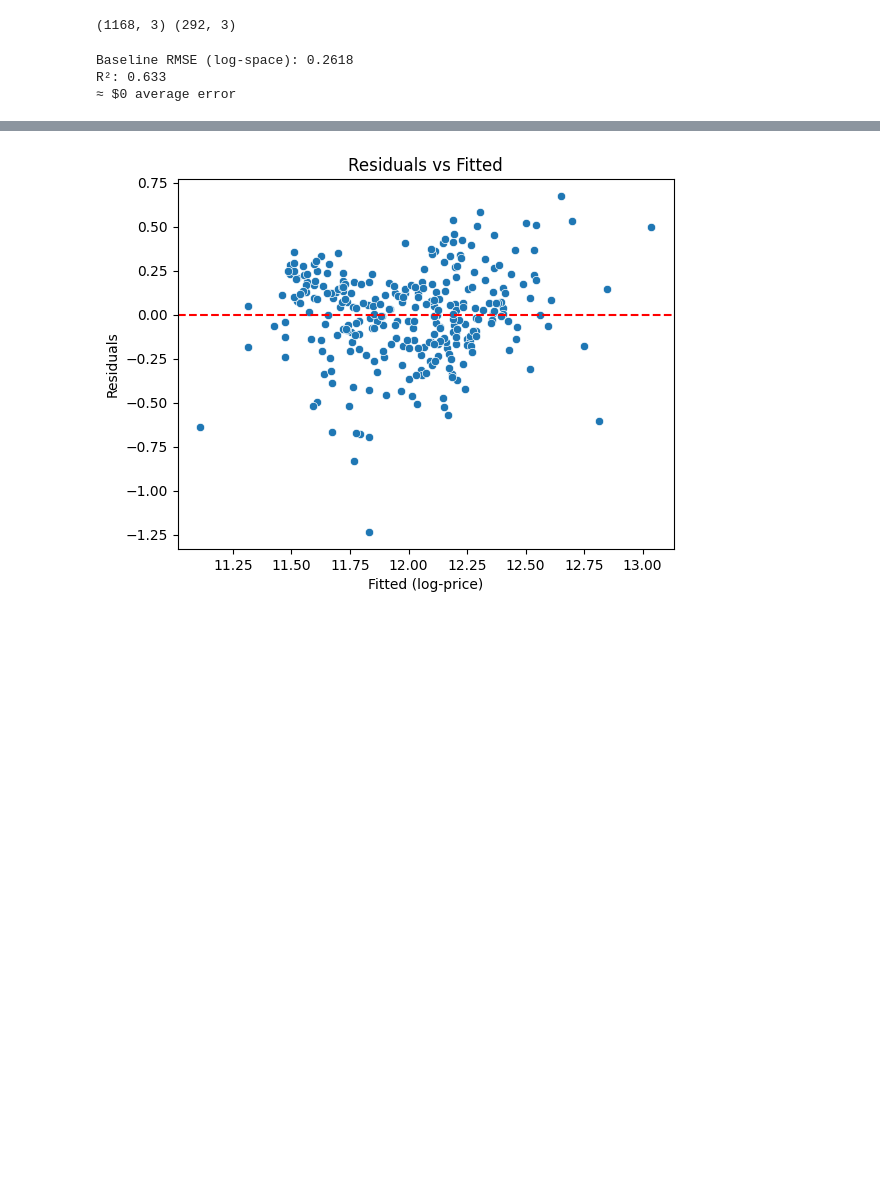
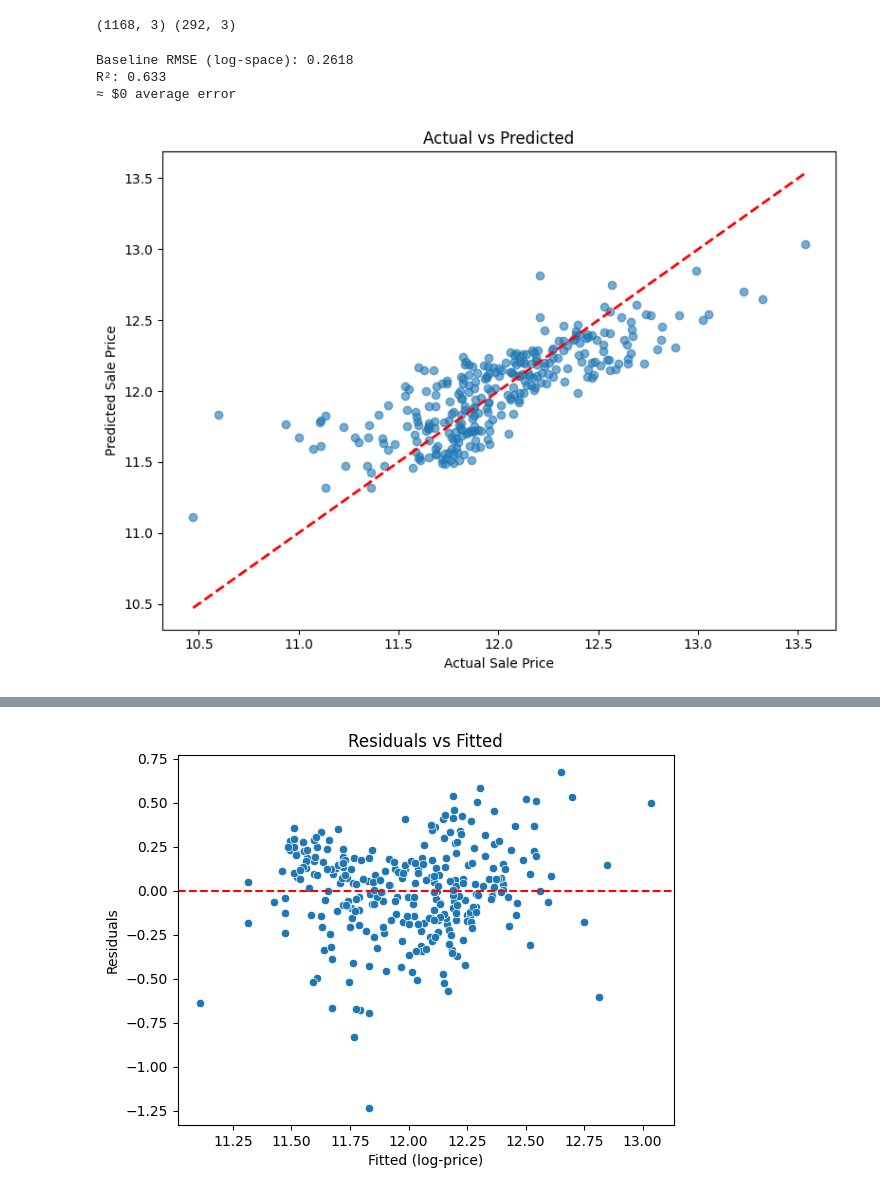
Before and after one commit to AartiKularni/House-Price-Estimation-using-Linear-Regression, a Jupyter notebook: 02_model.ipynb, the cells around one changed output, grey strips where cells are left out. Cells and saved outputs as stored; diff of their text form; code cells hidden in the pictures; blank space fills up the shorter version.

```diff
--- a/02_model.ipynb
+++ b/02_model.ipynb
@@ -27,16 +24,30 @@ print(X_train.shape, X_test.shape)
 # %%
 from sklearn.linear_model import LinearRegression
 
 lr = LinearRegression().fit(X_train, y_train)
 pred = lr.predict(X_test)
 
 from sklearn.metrics import root_mean_squared_error, r2_score
 
 rmse = root_mean_squared_error(y_test, pred)
 print(f"Baseline RMSE (log-space): {rmse:.4f}")
 print(f"R²: {r2_score(y_test, pred):.3f}")
 print("≈ ${:,.0f} average error".format(np.expm1(rmse)))
+
+y_pred = pred
+
+
+plt.figure(figsize=(8, 6))
+plt.scatter(y_test, y_pred, alpha=0.6)
+lims = [min(min(y_test), min(y_pred)), max(max(y_test), max(y_pred))]
+plt.plot(lims, lims, 'r--', linewidth=2)       # 45° line
+plt.xlabel("Actual Sale Price")
+plt.ylabel("Predicted Sale Price")
+plt.title("Actual vs Predicted")
+plt.tight_layout()
+plt.show()
 # %% [output]
 Baseline RMSE (log-space): 0.2618
 R²: 0.633
 ≈ $0 average error
+[figure, added]
```
Also changed, not shown: parts of 3 cells of this notebook.
